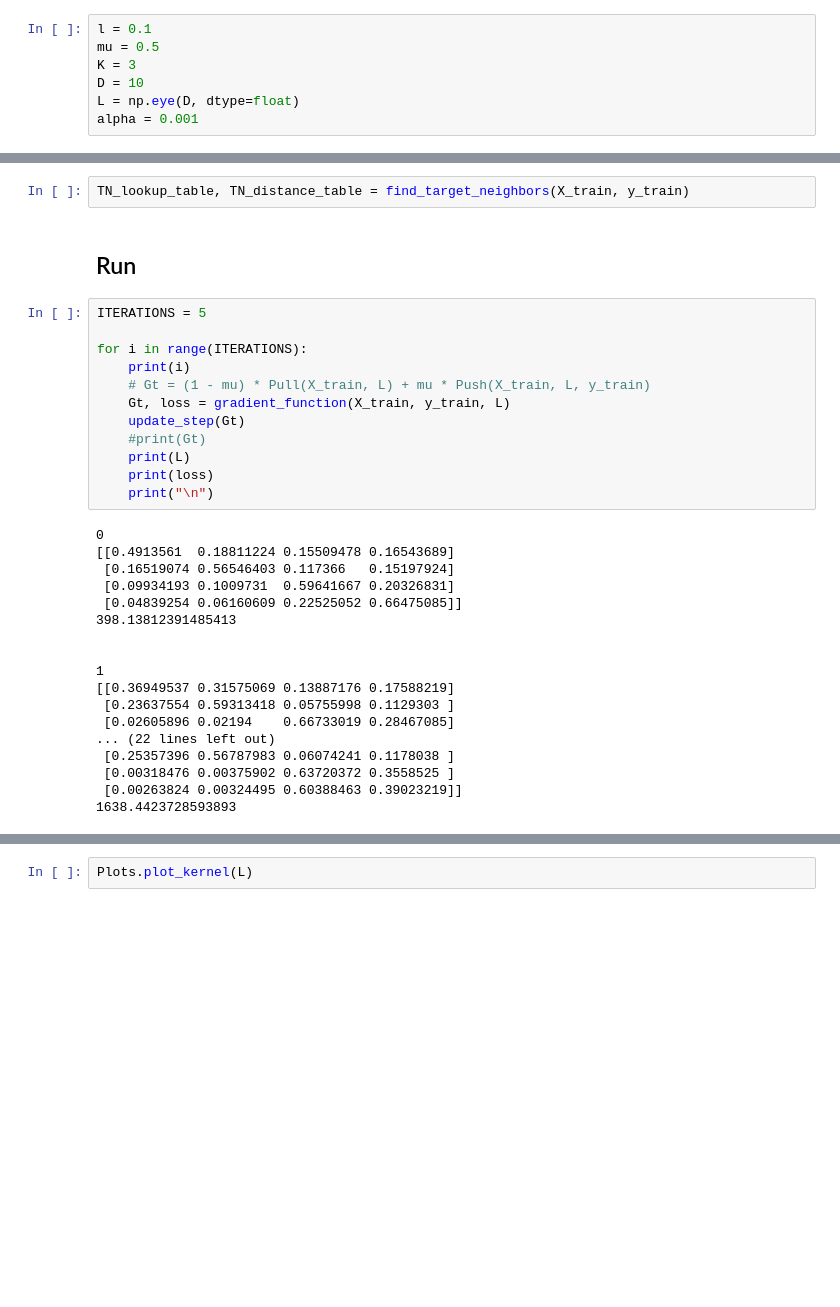
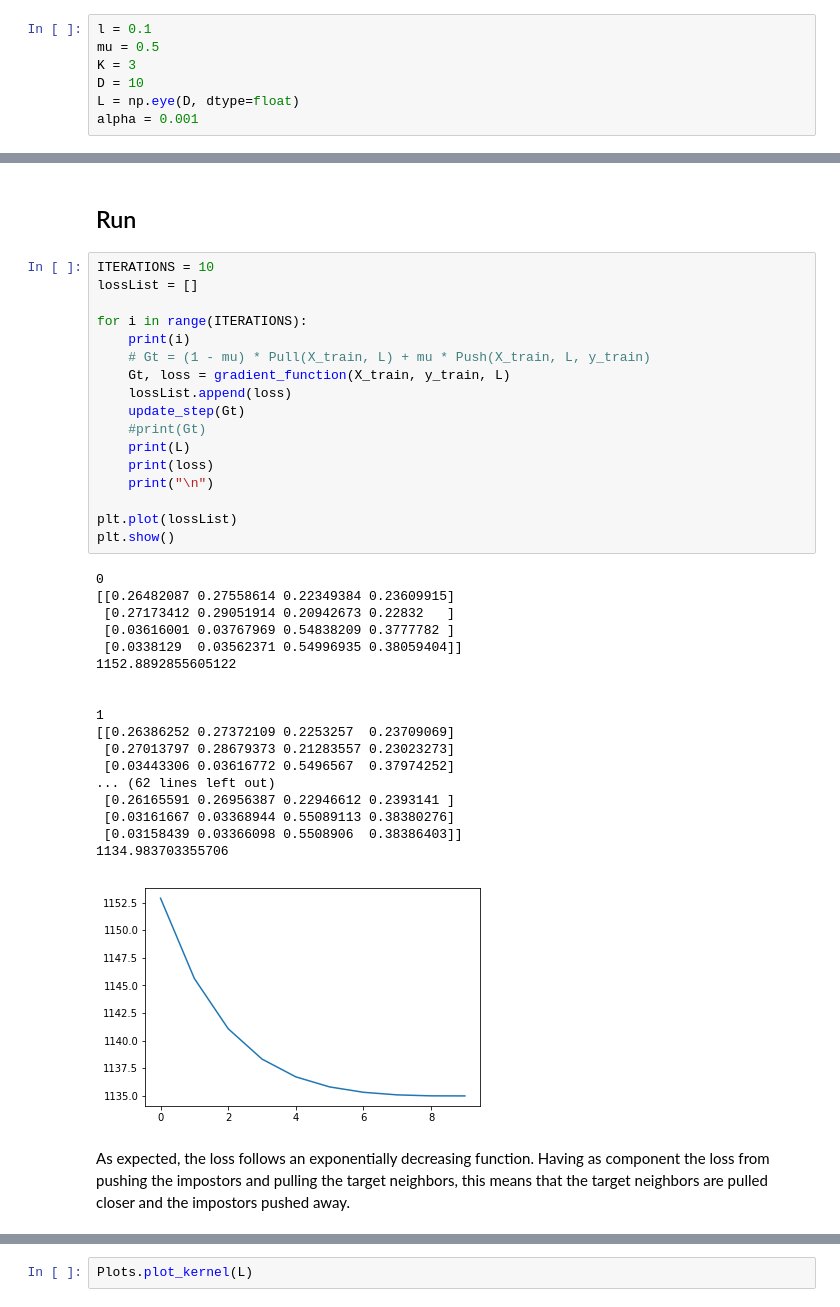
Before and after one commit to Holstrup/MetricLearning, a Jupyter notebook: MetricLearning/LMNN2.ipynb, the cells around one changed output, grey strips where cells are left out. Drawn from its saved outputs; the diff is of its cells as text; blank space fills up the shorter version.

```diff
--- a/MetricLearning/LMNN2.ipynb
+++ b/MetricLearning/LMNN2.ipynb
@@ -317,34 +329,40 @@ Plots.plot_some_data(plot_items, plot_labels)
-# %%
-TN_lookup_table, TN_distance_table = find_target_neighbors(X_train, y_train)
 # %% [markdown]
 ## Run
 # %%
-ITERATIONS = 5
+ITERATIONS = 10
+lossList = []
 
 for i in range(ITERATIONS):
     print(i)
     # Gt = (1 - mu) * Pull(X_train, L) + mu * Push(X_train, L, y_train)
     Gt, loss = gradient_function(X_train, y_train, L)
+    lossList.append(loss)
     update_step(Gt)
     #print(Gt)
     print(L)
     print(loss)
     print("\n")
+
+plt.plot(lossList)
+plt.show()
 # %% [output]
 0
-[[0.4913561  0.18811224 0.15509478 0.16543689]
- [0.16519074 0.56546403 0.117366   0.15197924]
- [0.09934193 0.1009731  0.59641667 0.20326831]
- [0.04839254 0.06160609 0.22525052 0.66475085]]
-398.13812391485413
+[[0.26482087 0.27558614 0.22349384 0.23609915]
+ [0.27173412 0.29051914 0.20942673 0.22832   ]
+ [0.03616001 0.03767969 0.54838209 0.3777782 ]
+ [0.0338129  0.03562371 0.54996935 0.38059404]]
+1152.8892855605122
 
 
 1
-[[0.36949537 0.31575069 0.13887176 0.17588219]
- [0.23637554 0.59313418 0.05755998 0.1129303 ]
- [0.02605896 0.02194    0.66733019 0.28467085]
-... (22 lines left out)
- [0.25357396 0.56787983 0.06074241 0.1178038 ]
- [0.00318476 0.00375902 0.63720372 0.3558525 ]
- [0.00263824 0.00324495 0.60388463 0.39023219]]
-1638.4423728593893
+[[0.26386252 0.27372109 0.2253257  0.23709069]
+ [0.27013797 0.28679373 0.21283557 0.23023273]
+ [0.03443306 0.03616772 0.5496567  0.37974252]
+... (62 lines left out)
+ [0.26165591 0.26956387 0.22946612 0.2393141 ]
+ [0.03161667 0.03368944 0.55089113 0.38380276]
+ [0.03158439 0.03366098 0.5508906  0.38386403]]
+1134.983703355706
+[figure, added]
+# %% [markdown]
+As expected, the loss follows an exponentially decreasing function. Having as component the loss from pushing the impostors and pulling the target neighbors, this means that the target neighbors are pulled closer and the impostors pushed away.
```
Also changed, not shown: parts of 8 cells of this notebook, 1 other file.
